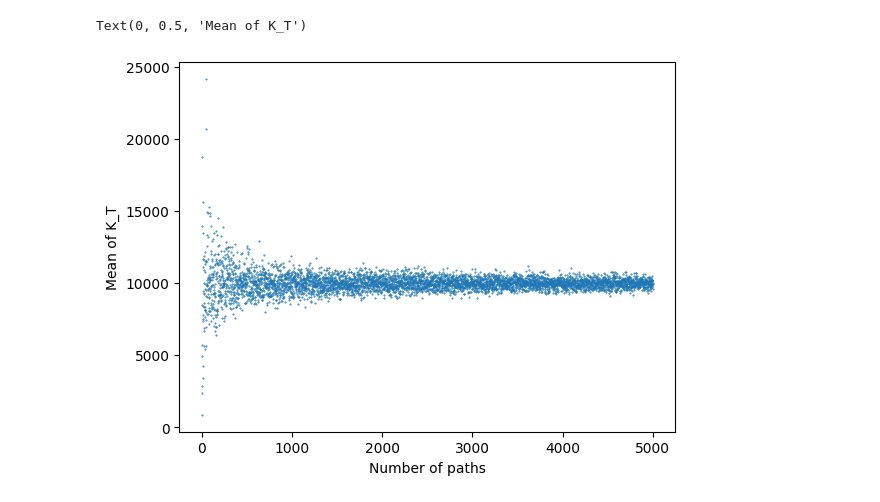
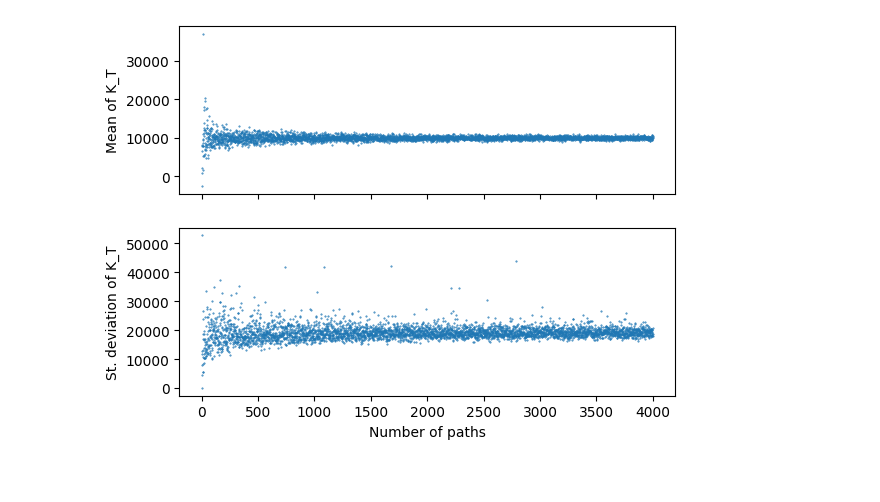
Before and after one commit to tim901225pn-ui/ConteCarlo, a Jupyter notebook: Untitled-1.ipynb, the cells around one changed output. Drawn from its saved outputs; the diff is of its cells as text; code cells hidden in the pictures.

```diff
--- a/Untitled-1.ipynb
+++ b/Untitled-1.ipynb
@@ -59,8 +59,8 @@ def get_paths(N):
         K[:, t+1] = K[:, t] * (1 + R[:, t]) - Z
     return K
 
-for i in range(1000):
-    plt.plot(get_paths(1000)[i], alpha=0.6)
+for i in range(20):
+    plt.plot(get_paths(20)[i], alpha=0.6)
 
 plt.title("Simulated Capital Paths (Box-Muller)")
 plt.xlabel("Time (Years)")
@@ -71,14 +71,19 @@ plt.show()
 # %%
 step = 1
-N = 5000
+N = 4000
 Nar = step*(np.arange(N)+1)
 mean = np.zeros(N)
+v = np.zeros(N)
 for i in range(N):
     mean[i] = get_paths(Nar[i])[:,-1].mean()
+    v[i] = np.sqrt(get_paths(Nar[i])[:,-1].var())
 
-plt.scatter(Nar, mean,s=0.2)
-plt.xlabel("Number of paths")
-plt.ylabel("Mean of K_T")
+
+f, (sub1, sub2) = plt.subplots(2,1,sharex=True)
+sub1.scatter(Nar, mean, s=0.2)
+sub1.set_ylabel('Mean of K_T')
+sub2.scatter(Nar, v, s=0.2)
+sub2.set_xlabel('Number of paths')
+sub2.set_ylabel('St. deviation of K_T');
 # %% [output]
-Text(0, 0.5, 'Mean of K_T')
-[figure, old version]
+[figure, new version]
```
Also changed, not shown: parts of 1 cell of this notebook.
